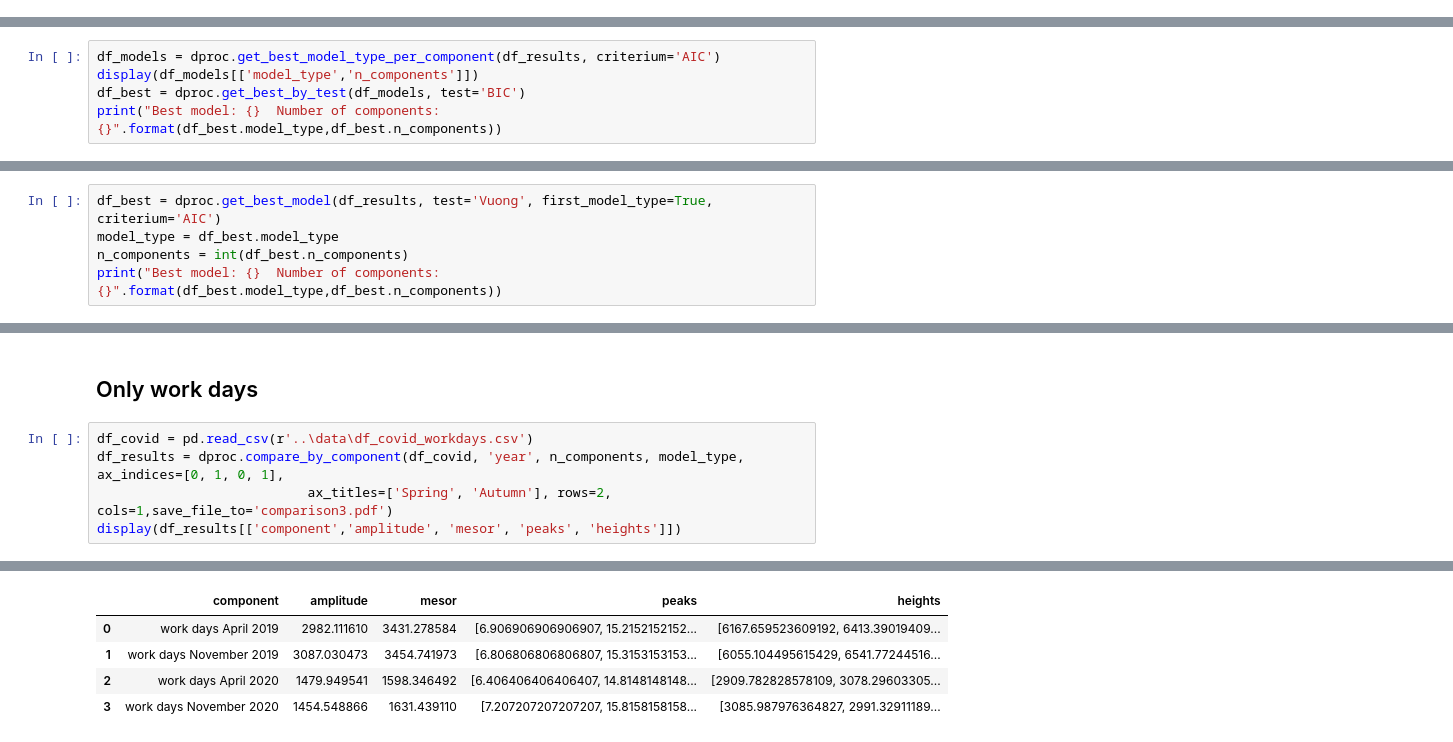
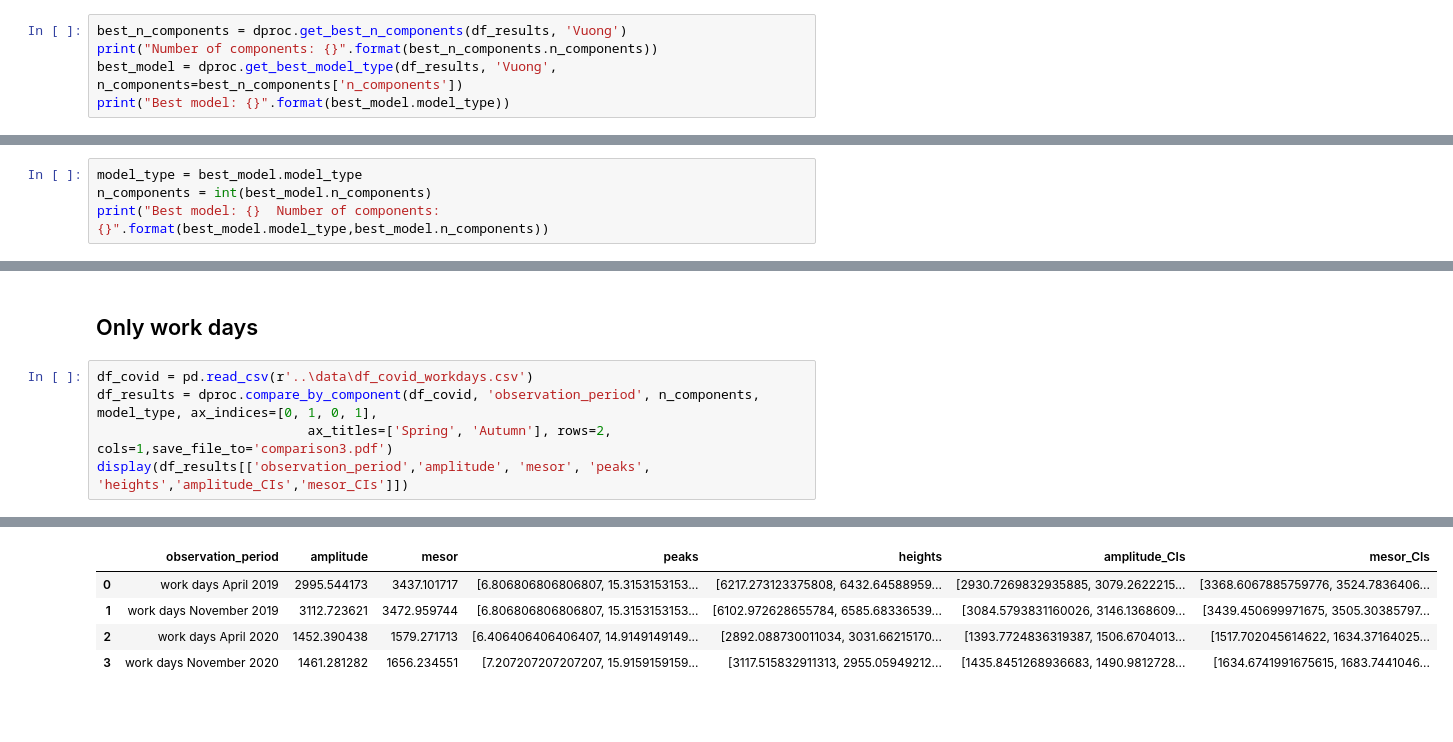
Before and after one commit to ninavelikajne/RhythmCount, a Jupyter notebook: example/traffic_example.ipynb, the cells around one changed output, grey strips where cells are left out. Cells and saved outputs as stored; diff of their text form; blank space fills up the shorter version.

```diff
--- a/example/traffic_example.ipynb
+++ b/example/traffic_example.ipynb
@@ -69,2 +64,7 @@ Best model: gen_poisson  Number of components: 9.0
 # %% [markdown]
 ## First compare by number of components
+# %%
+best_n_components = dproc.get_best_n_components(df_results, 'Vuong')
+print("Number of components: {}".format(best_n_components.n_components))
+best_model = dproc.get_best_model_type(df_results, 'Vuong', n_components=best_n_components['n_components'])
+print("Best model: {}".format(best_model.model_type))
@@ -71,6 +76,5 @@ Best model: gen_poisson  Number of components: 9.0
 # %%
-df_models = dproc.get_best_model_type_per_component(df_results, criterium='AIC')
-display(df_models[['model_type','n_components']])
-df_best = dproc.get_best_by_test(df_models, test='BIC')
-print("Best model: {}  Number of components: {}".format(df_best.model_type,df_best.n_components))
+model_type = best_model.model_type
+n_components = int(best_model.n_components)
+print("Best model: {}  Number of components: {}".format(best_model.model_type,best_model.n_components))
 # %% [output]
@@ -92,5 +81,0 @@ Best model: nb  Number of components: 7.0
-# %%
-df_best = dproc.get_best_model(df_results, test='Vuong', first_model_type=True, criterium='AIC')
-model_type = df_best.model_type
-n_components = int(df_best.n_components)
-print("Best model: {}  Number of components: {}".format(df_best.model_type,df_best.n_components))
@@ -137,13 +120,13 @@ display(df_results[['component','amplitude', 'mesor', 'peaks', 'heights']])
 ## Only work days
 # %%
 df_covid = pd.read_csv(r'..\data\df_covid_workdays.csv')
-df_results = dproc.compare_by_component(df_covid, 'year', n_components, model_type, ax_indices=[0, 1, 0, 1],
+df_results = dproc.compare_by_component(df_covid, 'observation_period', n_components, model_type, ax_indices=[0, 1, 0, 1],
                            ax_titles=['Spring', 'Autumn'], rows=2, cols=1,save_file_to='comparison3.pdf')
-display(df_results[['component','amplitude', 'mesor', 'peaks', 'heights']])
+display(df_results[['observation_period','amplitude', 'mesor', 'peaks', 'heights','amplitude_CIs','mesor_CIs']])
 # %% [output]
 [figure]
-|  | component | amplitude | mesor | peaks | heights |
-| 0 | work days April 2019 | 2982.111610 | 3431.278584 | [6.906906906906907, 15.2152152152... | [6167.659523609192, 6413.39019409... |
-| 1 | work days November 2019 | 3087.030473 | 3454.741973 | [6.806806806806807, 15.3153153153... | [6055.104495615429, 6541.77244516... |
-| 2 | work days April 2020 | 1479.949541 | 1598.346492 | [6.406406406406407, 14.8148148148... | [2909.782828578109, 3078.29603305... |
-| 3 | work days November 2020 | 1454.548866 | 1631.439110 | [7.207207207207207, 15.8158158158... | [3085.987976364827, 2991.32911189... |
+|  | observation_period | amplitude | mesor | peaks | heights | amplitude_CIs | mesor_CIs |
+| 0 | work days April 2019 | 2995.544173 | 3437.101717 | [6.806806806806807, 15.3153153153... | [6217.273123375808, 6432.64588959... | [2930.7269832935885, 3079.2622215... | [3368.6067885759776, 3524.7836406... |
+| 1 | work days November 2019 | 3112.723621 | 3472.959744 | [6.806806806806807, 15.3153153153... | [6102.972628655784, 6585.68336539... | [3084.5793831160026, 3146.1368609... | [3439.450699971675, 3505.30385797... |
+| 2 | work days April 2020 | 1452.390438 | 1579.271713 | [6.406406406406407, 14.9149149149... | [2892.088730011034, 3031.66215170... | [1393.7724836319387, 1506.6704013... | [1517.702045614622, 1634.37164025... |
+| 3 | work days November 2020 | 1461.281282 | 1656.234551 | [7.207207207207207, 15.9159159159... | [3117.515832911313, 2955.05949212... | [1435.8451268936683, 1490.9812728... | [1634.6741991675615, 1683.7441046... |
```
Also changed, not shown: parts of 9 cells of this notebook, 10 other files.
